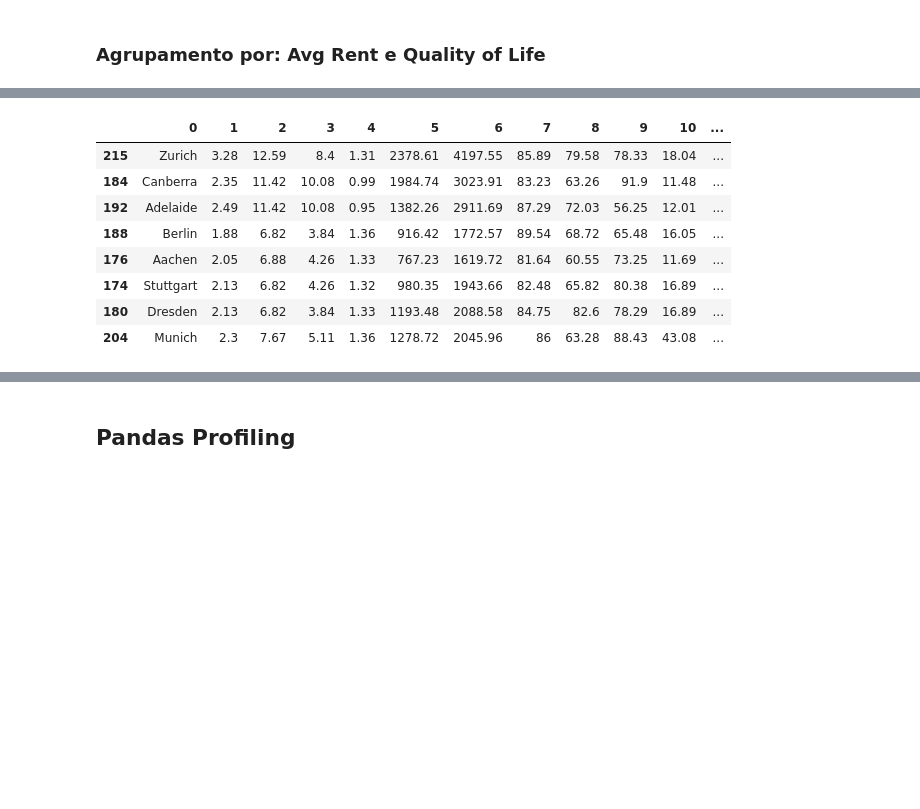
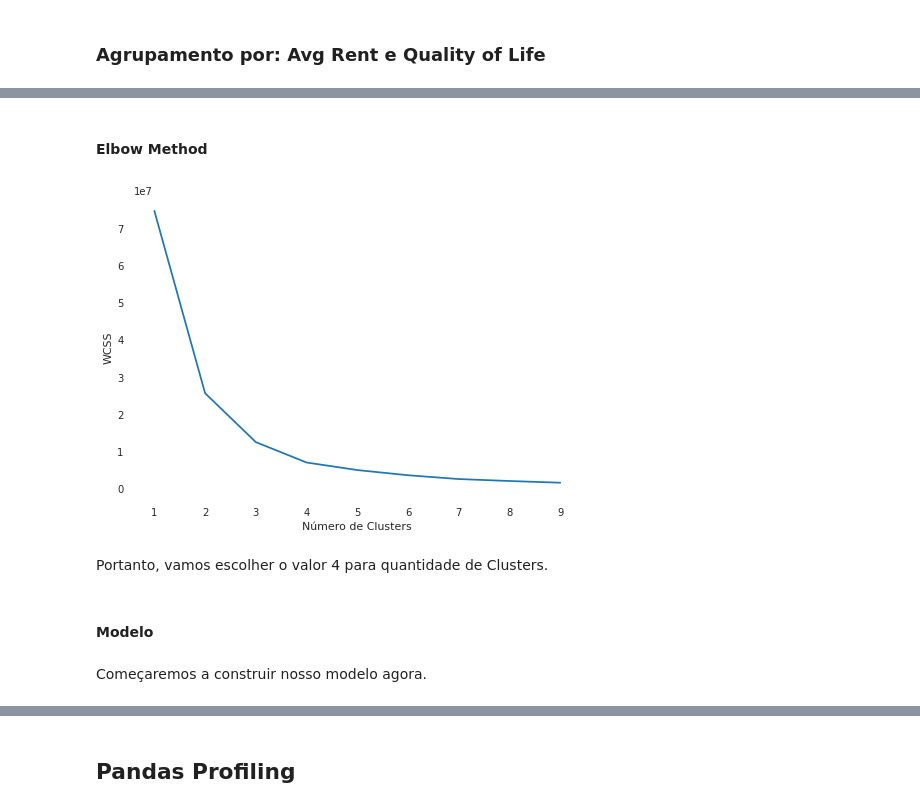
Before and after one commit to ViniciusMangueira/Data_Science, a Jupyter notebook: Movehub_Ranking.ipynb, the cells around one changed output, grey strips where cells are left out. Saved outputs shown, nothing was run; the diff lists cells and outputs as text; code cells hidden in the pictures; blank space fills up the shorter version.

```diff
--- a/Movehub_Ranking.ipynb
+++ b/Movehub_Ranking.ipynb
@@ -349,12 +348,26 @@ lista1.drop(lista1[lista1[11]<=80].index, axis=0, inplace=True)
-# %%
-lista1.sort_values(by=11, ascending=False).head(8)
-# %% [output]
-|  | 0 | 1 | 2 | 3 | 4 | 5 | 6 | 7 | 8 | 9 | 10 | ... |
-| 215 | Zurich | 3.28 | 12.59 | 8.4 | 1.31 | 2378.61 | 4197.55 | 85.89 | 79.58 | 78.33 | 18.04 | ... |
-| 184 | Canberra | 2.35 | 11.42 | 10.08 | 0.99 | 1984.74 | 3023.91 | 83.23 | 63.26 | 91.9 | 11.48 | ... |
-| 192 | Adelaide | 2.49 | 11.42 | 10.08 | 0.95 | 1382.26 | 2911.69 | 87.29 | 72.03 | 56.25 | 12.01 | ... |
-| 188 | Berlin | 1.88 | 6.82 | 3.84 | 1.36 | 916.42 | 1772.57 | 89.54 | 68.72 | 65.48 | 16.05 | ... |
-| 176 | Aachen | 2.05 | 6.88 | 4.26 | 1.33 | 767.23 | 1619.72 | 81.64 | 60.55 | 73.25 | 11.69 | ... |
-| 174 | Stuttgart | 2.13 | 6.82 | 4.26 | 1.32 | 980.35 | 1943.66 | 82.48 | 65.82 | 80.38 | 16.89 | ... |
-| 180 | Dresden | 2.13 | 6.82 | 3.84 | 1.33 | 1193.48 | 2088.58 | 84.75 | 82.6 | 78.29 | 16.89 | ... |
-| 204 | Munich | 2.3 | 7.67 | 5.11 | 1.36 | 1278.72 | 2045.96 | 86 | 63.28 | 88.43 | 43.08 | ... |
+# %% [markdown]
+#### Elbow Method
+# %%
+# Criar um subdataset com as variáveis abaixo que vão ser analisadas futuramente
+X = df_clean[['Avg Rent','Quality of Life']]
+# %%
+# Metodo
+wcss = []
+for i in range(1, 10):
+        kmeans = KMeans(n_clusters=i, random_state=0)
+        kmeans.fit(X)
+        wcss.append(kmeans.inertia_)
+
+#Grafico
+import matplotlib.pyplot as plt
+plt.plot(range(1, 10), wcss)
+plt.xlabel('Número de Clusters')
+plt.ylabel('WCSS');
+# %% [output]
+[figure, added]
+# %% [markdown]
+Portanto, vamos escolher o valor 4 para quantidade de Clusters.
+# %% [markdown]
+#### Modelo
+# %% [markdown]
+Começaremos a construir nosso modelo agora.
```
Also changed, not shown: parts of 59 cells of this notebook.
